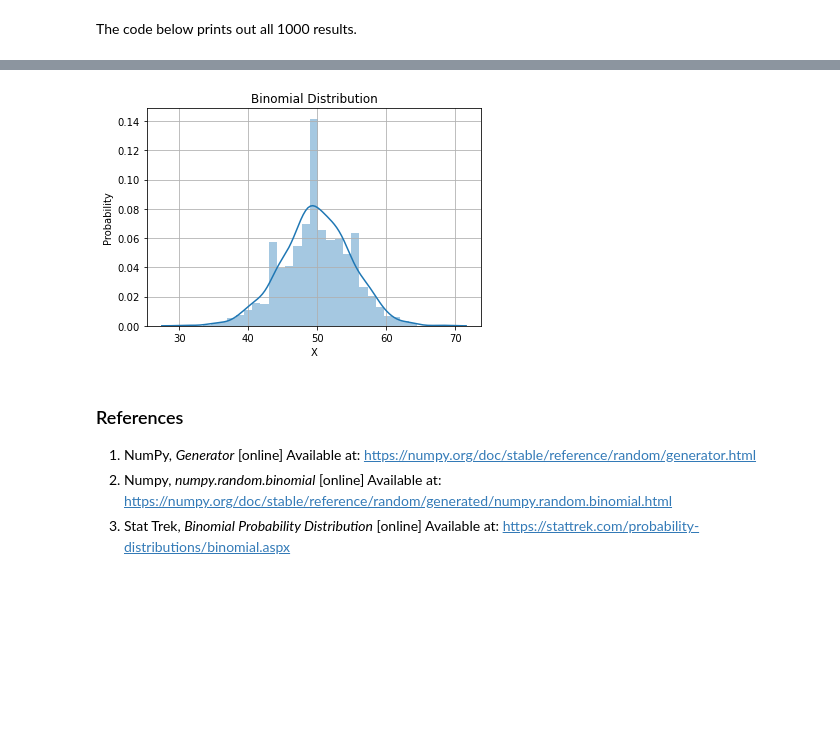
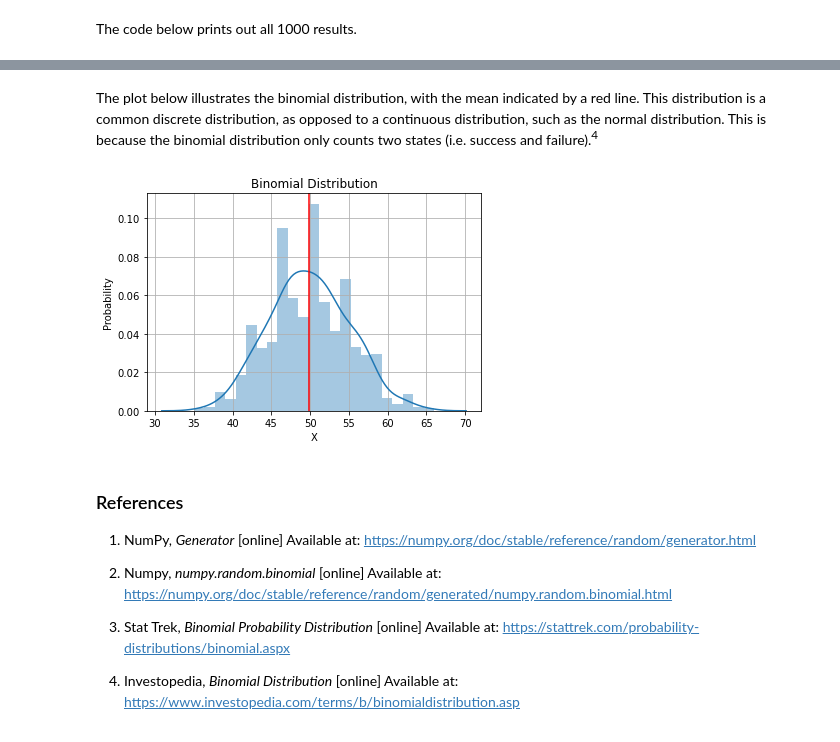
Before and after one commit to GaryLocke91/52446_fundamentals_tasks, a Jupyter notebook: 52446_fundamentals_tasks.ipynb, the cells around one changed output, grey strips where cells are left out. Drawn from its saved outputs; the diff is of its cells as text; code cells hidden in the pictures; blank space fills up the shorter version.

```diff
--- a/52446_fundamentals_tasks.ipynb
+++ b/52446_fundamentals_tasks.ipynb
@@ -215,15 +222,22 @@ print(head_count)
+# %% [markdown]
+The plot below illustrates the binomial distribution, with the mean indicated by a red line. This distribution is a common discrete distribution, as opposed to a continuous distribution, such as the normal distribution. This is because the binomial distribution only counts two states (i.e. success and failure).<SUP>4</SUP>
 # %%
 # Plot the list
 sns.distplot(head_count)
+plt.axvline(np.mean(head_count), color="red")
 plt.xlabel("X")
 plt.ylabel("Probability")
 plt.title("Binomial Distribution")
 plt.grid()
 # %% [output]
-[figure, old version]
+[figure, new version]
 # %% [markdown]
 ### References
 
 1. NumPy, *Generator* [online] Available at: https://numpy.org/doc/stable/reference/random/generator.html
+
 2. Numpy, *numpy.random.binomial* [online] Available at: https://numpy.org/doc/stable/reference/random/generated/numpy.random.binomial.html
+
 3. Stat Trek, *Binomial Probability Distribution* [online] Available at: https://stattrek.com/probability-distributions/binomial.aspx
+
+4. Investopedia, *Binomial Distribution* [online] Available at: https://www.investopedia.com/terms/b/binomialdistribution.asp
```
Also changed, not shown: parts of 5 cells of this notebook.
